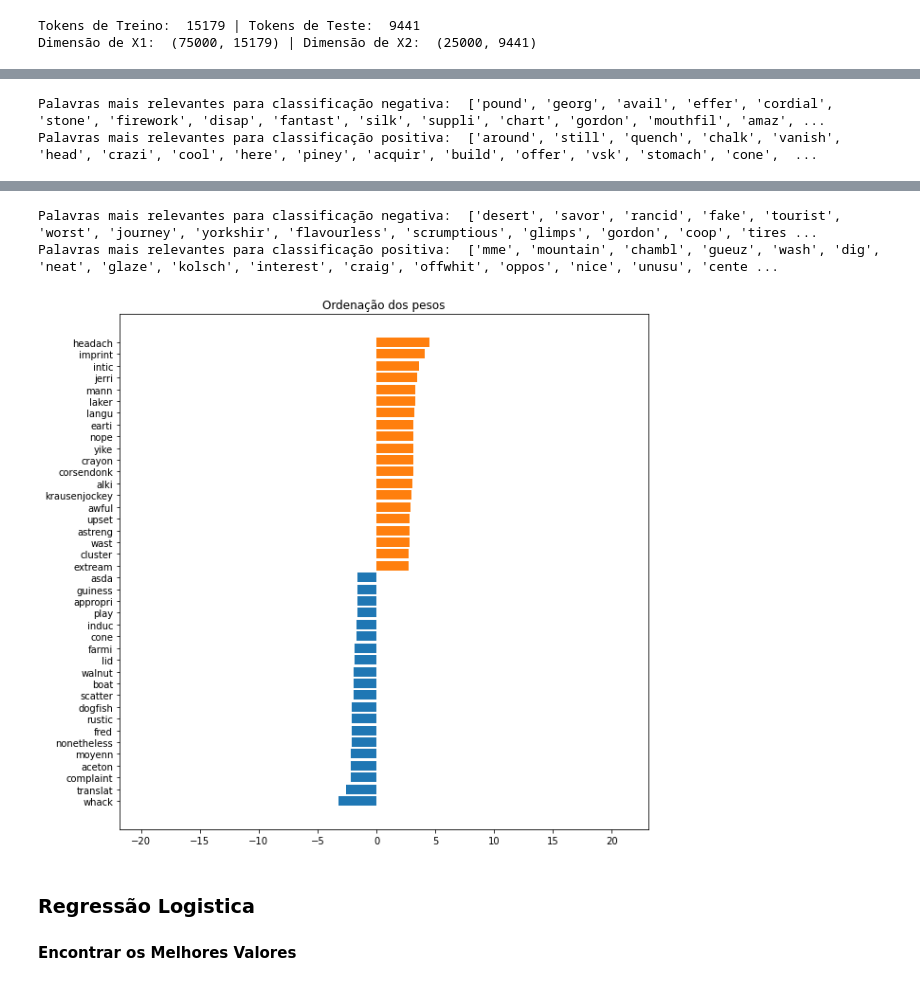
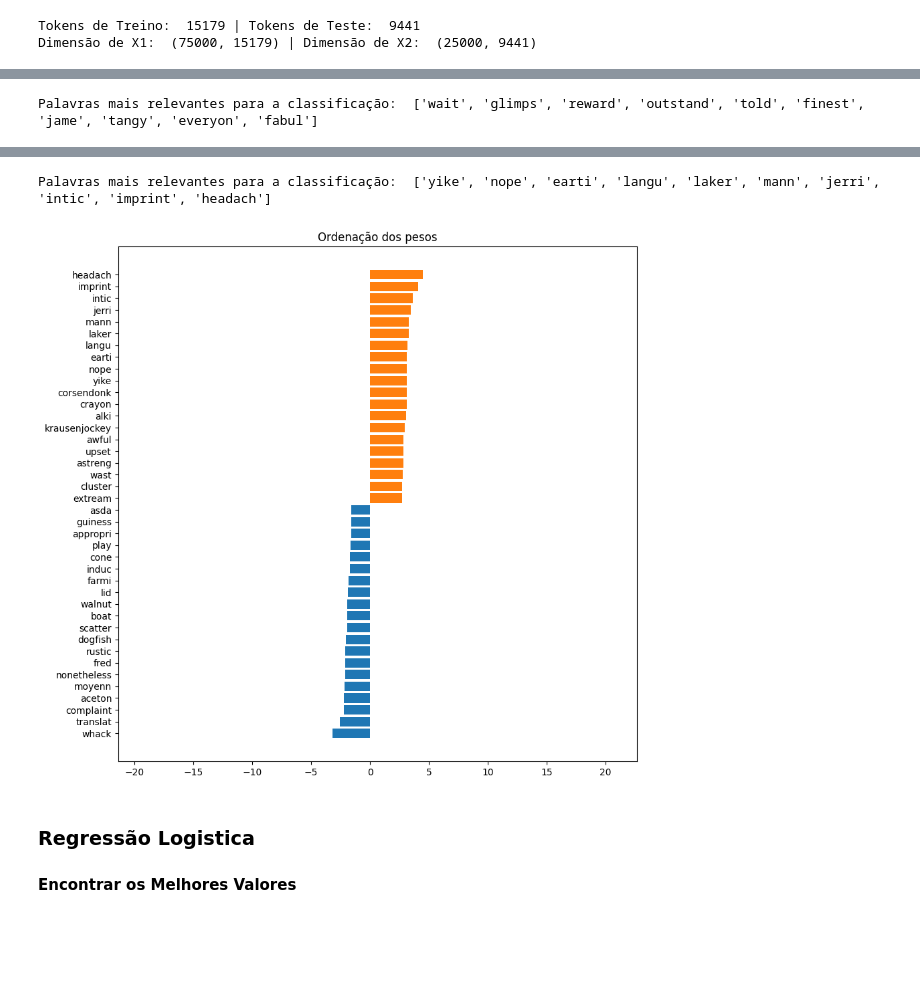
Before and after one commit to DuarteGoncalves04/aa-repo, a Jupyter notebook: Projeto/A46484.ipynb, the cells around one changed output, grey strips where cells are left out. Saved outputs shown, nothing was run; the diff lists cells and outputs as text; code cells hidden in the pictures; blank space fills up the shorter version.

```diff
--- a/Projeto/A46484.ipynb
+++ b/Projeto/A46484.ipynb
@@ -524,6 +522,5 @@ Matriz de Confusão:
 # %%
-SVM_Vocabulary(svm_ts_pos)
-SVM_Vocabulary(svm_ts_neg)
+Vocabulary(svm_ts_pos)
+Vocabulary(svm_ts_neg)
 # %% [output]
-Palavras mais relevantes para classificação negativa:  ['pound', 'georg', 'avail', 'effer', 'cordial', 'stone', 'firework', 'disap', 'fantast', 'silk', 'suppli', 'chart', 'gordon', 'mouthfil', 'amaz', ...
-Palavras mais relevantes para classificação positiva:  ['around', 'still', 'quench', 'chalk', 'vanish', 'head', 'crazi', 'cool', 'here', 'piney', 'acquir', 'build', 'offer', 'vsk', 'stomach', 'cone',  ...
+Palavras mais relevantes para a classificação:  ['wait', 'glimps', 'reward', 'outstand', 'told', 'finest', 'jame', 'tangy', 'everyon', 'fabul']
@@ -531,6 +528,5 @@ Palavras mais relevantes para classificação positiva:  ['around', 'still', 'qu
-Palavras mais relevantes para classificação negativa:  ['desert', 'savor', 'rancid', 'fake', 'tourist', 'worst', 'journey', 'yorkshir', 'flavourless', 'scrumptious', 'glimps', 'gordon', 'coop', 'tires ...
-Palavras mais relevantes para classificação positiva:  ['mme', 'mountain', 'chambl', 'gueuz', 'wash', 'dig', 'neat', 'glaze', 'kolsch', 'interest', 'craig', 'offwhit', 'oppos', 'nice', 'unusu', 'cente ...
+Palavras mais relevantes para a classificação:  ['yike', 'nope', 'earti', 'langu', 'laker', 'mann', 'jerri', 'intic', 'imprint', 'headach']
-[figure, old version]
+[figure, new version]
 # %% [markdown]
 ### Regressão Logistica
 #### Encontrar os Melhores Valores
```
Also changed, not shown: parts of 31 cells of this notebook, 16 other files.
